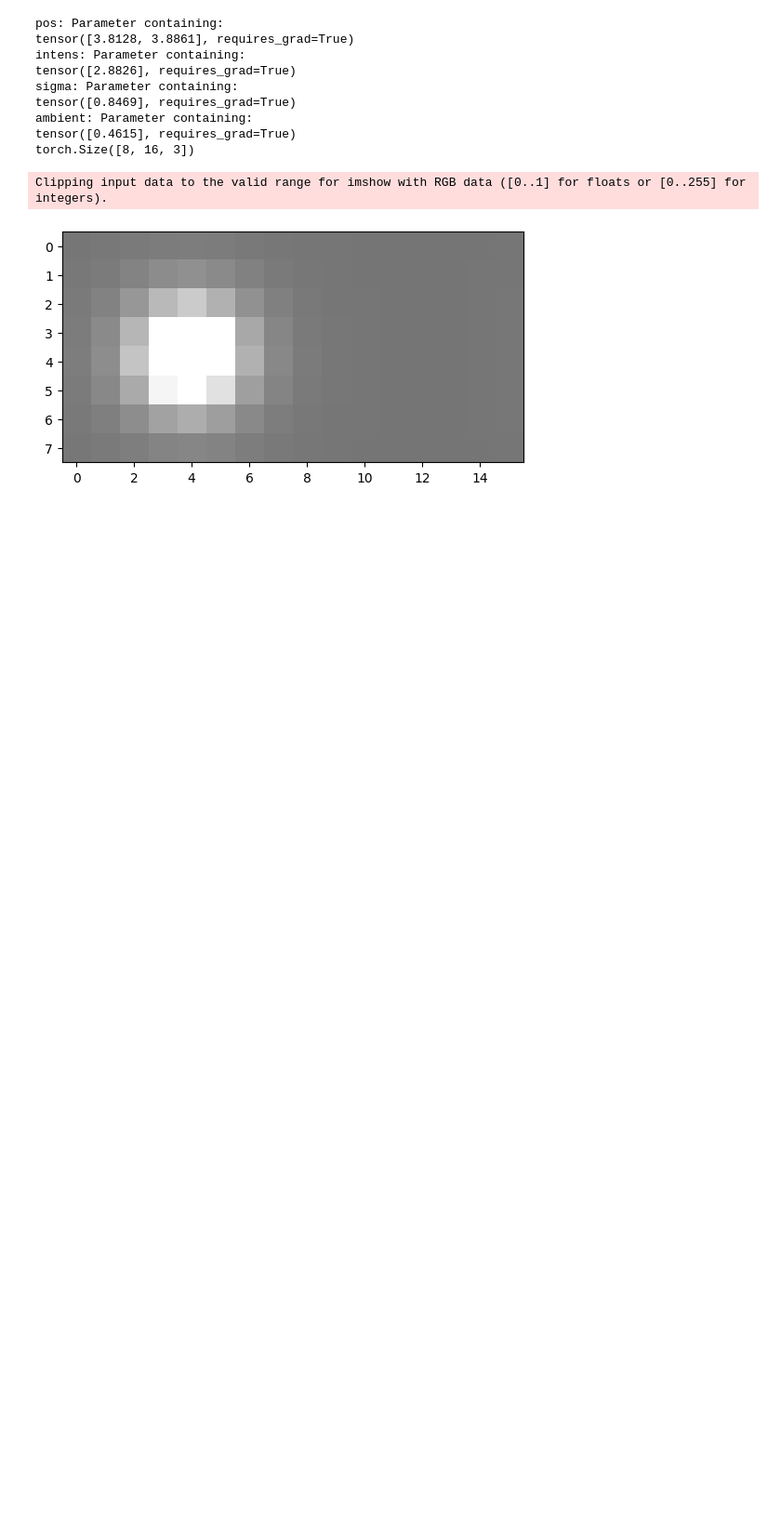
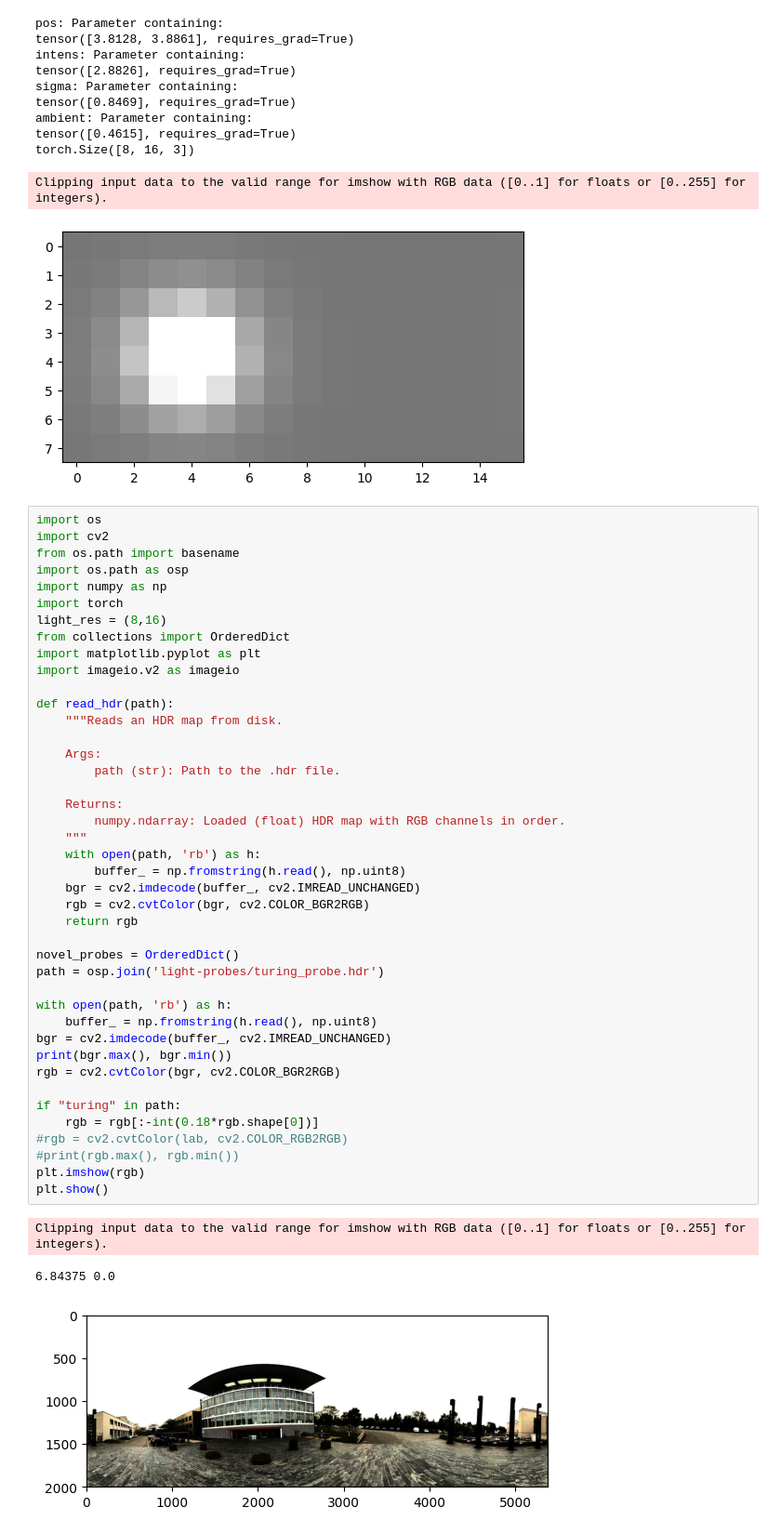
Before and after one commit to Feez2403/EasyMocap, a Jupyter notebook: test_probes.ipynb, the cells around one changed output. Shown: that part at 93% size. Cells and saved outputs as stored; diff of their text form; blank space fills up the shorter version.

```diff
--- a/test_probes.ipynb
+++ b/test_probes.ipynb
@@ -100,3 +100,49 @@ tensor([0.4615], requires_grad=True)
 torch.Size([8, 16, 3])
 Clipping input data to the valid range for imshow with RGB data ([0..1] for floats or [0..255] for integers).
 [figure]
+# %%
+import os
+import cv2
+from os.path import basename
+import os.path as osp
+import numpy as np
+import torch
+light_res = (8,16)
+from collections import OrderedDict
+import matplotlib.pyplot as plt
+import imageio.v2 as imageio
+
+def read_hdr(path):
+    """Reads an HDR map from disk.
+
+    Args:
+        path (str): Path to the .hdr file.
+
+    Returns:
+        numpy.ndarray: Loaded (float) HDR map with RGB channels in order.
+    """
+    with open(path, 'rb') as h:
+        buffer_ = np.fromstring(h.read(), np.uint8)
+    bgr = cv2.imdecode(buffer_, cv2.IMREAD_UNCHANGED)
+    rgb = cv2.cvtColor(bgr, cv2.COLOR_BGR2RGB)
+    return rgb
+
+novel_probes = OrderedDict()
+path = osp.join('light-probes/turing_probe.hdr')
+
+with open(path, 'rb') as h:
+    buffer_ = np.fromstring(h.read(), np.uint8)
+bgr = cv2.imdecode(buffer_, cv2.IMREAD_UNCHANGED)
+print(bgr.max(), bgr.min())
+rgb = cv2.cvtColor(bgr, cv2.COLOR_BGR2RGB)
+
+if "turing" in path:
+    rgb = rgb[:-int(0.18*rgb.shape[0])]
+#rgb = cv2.cvtColor(lab, cv2.COLOR_RGB2RGB)
+#print(rgb.max(), rgb.min())
+plt.imshow(rgb)
+plt.show()
+# %% [output]
+Clipping input data to the valid range for imshow with RGB data ([0..1] for floats or [0..255] for integers).
+6.84375 0.0
+[figure, added]
```
Also changed, not shown: parts of 2 cells of this notebook, 18 other files.
